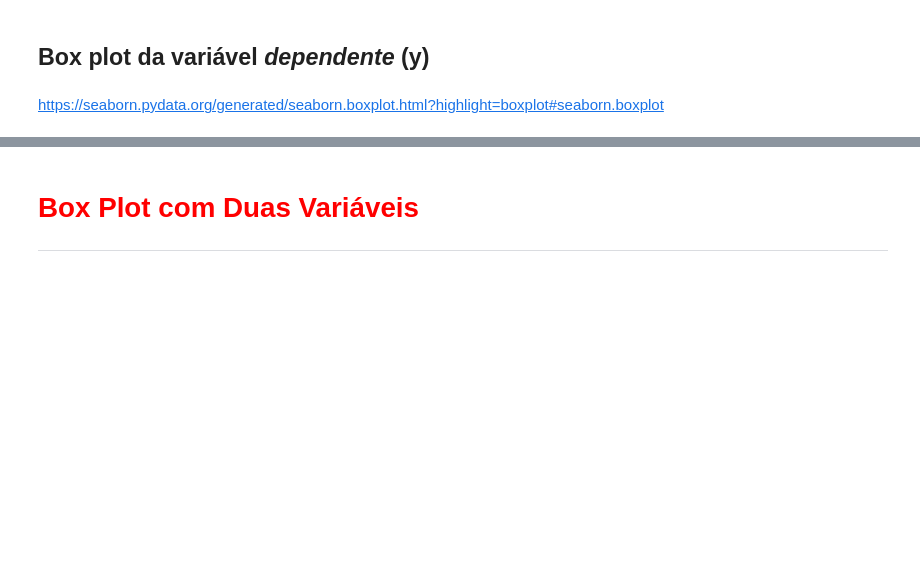
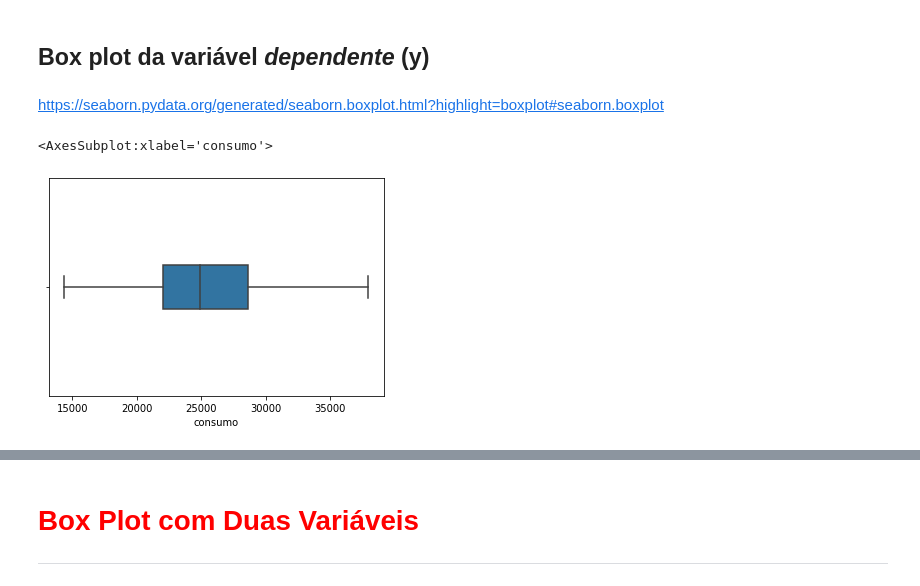
Before and after one commit to eltonrp/formacao_Data_Science, a Jupyter notebook: 04_regressao_linear/notebook/Regressão Linear.ipynb, the cells around one changed output, grey strips where cells are left out. Drawn from its saved outputs; the diff is of its cells as text; code cells hidden in the pictures; blank space fills up the shorter version.

Commit message:
boxplot

```diff
--- a/04_regressao_linear/notebook/Regressão Linear.ipynb
+++ b/04_regressao_linear/notebook/Regressão Linear.ipynb
@@ -140,3 +142,8 @@ https://seaborn.pydata.org/
 ## Box plot da variável *dependente* (y)
 # %% [markdown]
 https://seaborn.pydata.org/generated/seaborn.boxplot.html?highlight=boxplot#seaborn.boxplot
+# %%
+sns.boxplot(x=dados['consumo'], orient='h', width=0.2)
+# %% [output]
+<AxesSubplot:xlabel='consumo'>
+[figure, added]
```
Also changed, not shown: parts of 4 cells of this notebook, 1 other file.
